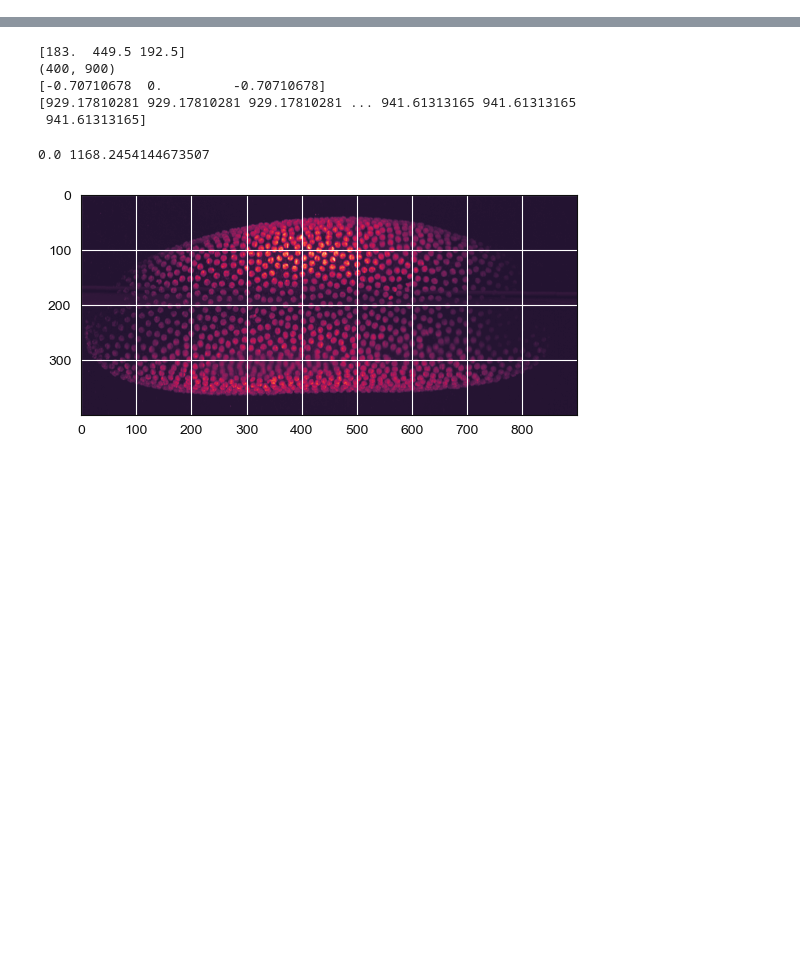
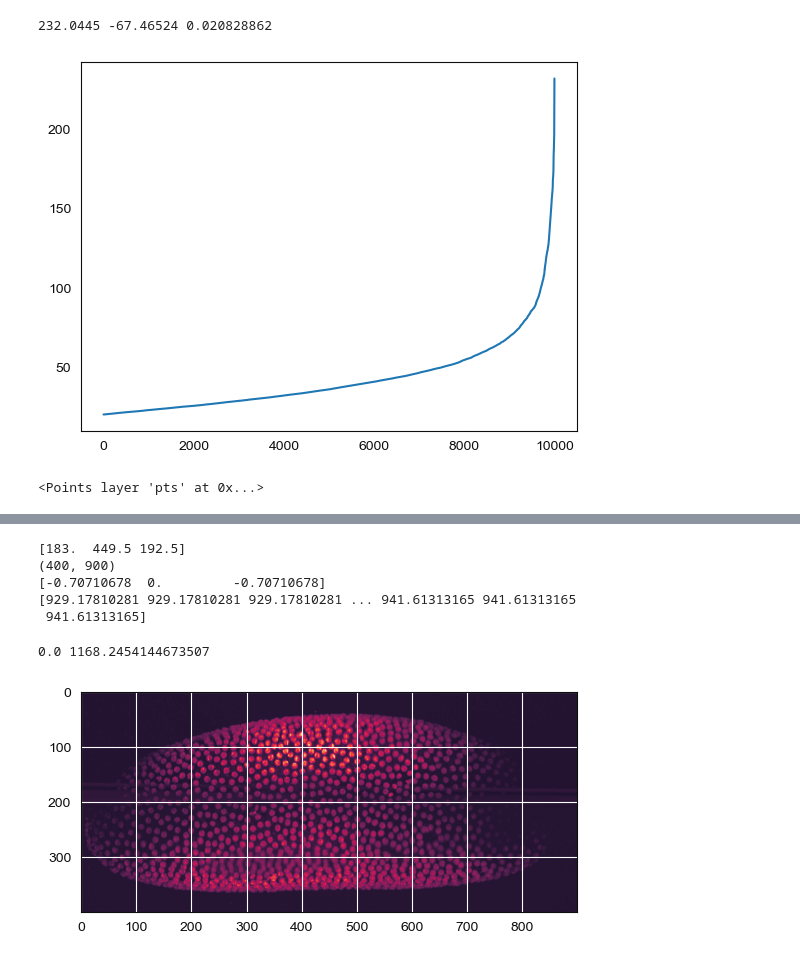
Before and after one commit to Harrison-Oatman/NucleiTracking, a Jupyter notebook: notebooks/3d_raycasting.ipynb, the cells around one changed output, grey strips where cells are left out. Saved outputs shown, nothing was run; the diff lists cells and outputs as text; code cells hidden in the pictures; blank space fills up the shorter version.

Commit message:
mostly napari functions

```diff
--- a/notebooks/3d_raycasting.ipynb
+++ b/notebooks/3d_raycasting.ipynb
@@ -38,5 +38,5 @@ pal = sns.color_palette("dark")
 cpal = sns.cubehelix_palette(start=-0.25, rot=2, as_cmap=True)
 g_palette = create_palette(1024)
 # %%
-volume = tifffile.imread(r"D:\Tracking\NucleiTracking\data\interim\lightsheet\2024_11_04\recon\recon_fused_tp_209_ch_0.tif")
+volume = tifffile.imread(r"D:\Tracking\NucleiTracking\data\interim\lightsheet\2024_11_04\recon2\recon_fused_tp_60_ch_0.tif")
 save_path = Path(r"D:\Tracking\NucleiTracking\data\interim\lightsheet\2024_11_04\recon")
@@ -42,0 +64,25 @@ save_path = Path(r"D:\Tracking\NucleiTracking\data\interim\lightsheet\2024_11_04
+# %%
+from skimage.filters import difference_of_gaussians, threshold_local
+from skimage.feature import peak_local_max
+from scipy.ndimage import convolve
+import napari
+
+# lt = volume - threshold_local(volume, 25)
+v = difference_of_gaussians(volume, 2, 6)
+# v = dog - lt
+# v = difference_of_gaussians(volume, 3, 8)
+print(v.max(), v.min(), v.mean())
+pts = peak_local_max(v, min_distance=2, threshold_abs=20)
+vals = v[pts[:, 0], pts[:, 1], pts[:, 2]]
+plt.plot(sorted(vals))
+plt.show()
+viewer = napari.Viewer()
+viewer.add_image(volume)
+viewer.add_image(v)
+# viewer.add_image(lt)
+# viewer.add_image(dog)
+viewer.add_points(pts, text=[str(l) for l in vals], size=10, out_of_slice_display=True)
+# %% [output]
+232.0445 -67.46524 0.020828862
+[figure, added]
+<Points layer 'pts' at 0x...>
```
Also changed, not shown: parts of 2 cells of this notebook.
